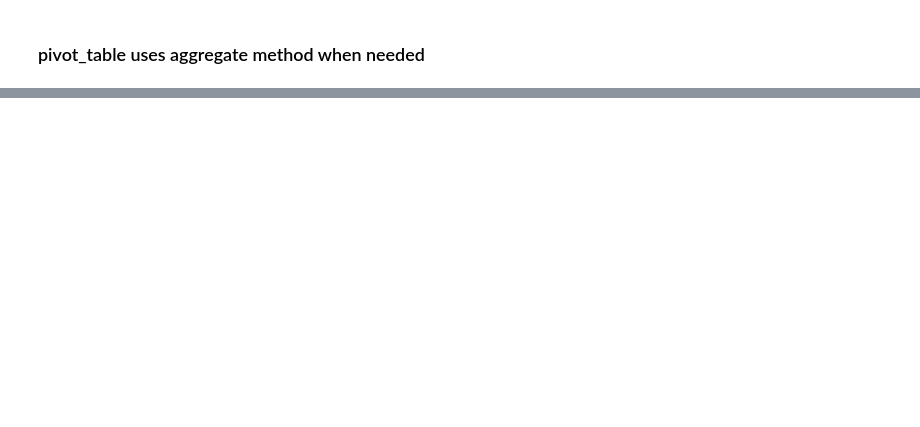
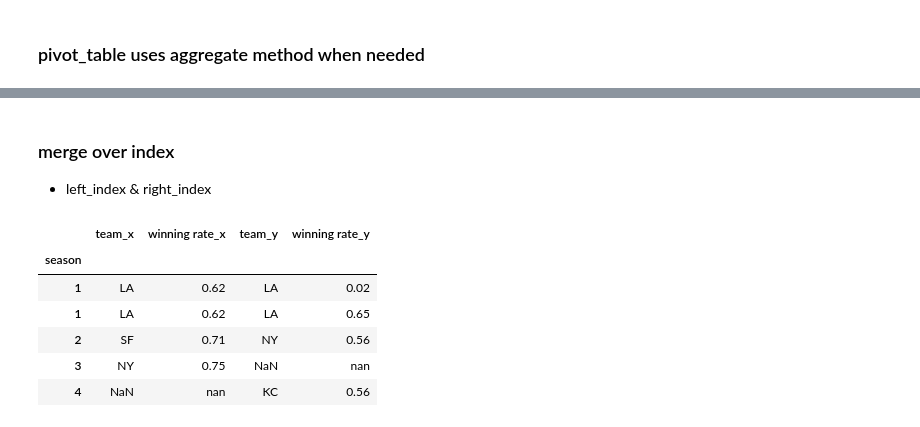
Before and after one commit to baegwangbin/TIL, a Jupyter notebook: Pandas.ipynb, the cells around one changed output, grey strips where cells are left out. Saved outputs shown, nothing was run; the diff lists cells and outputs as text; code cells hidden in the pictures; blank space fills up the shorter version.

```diff
--- a/Pandas.ipynb
+++ b/Pandas.ipynb
@@ -781,0 +759,15 @@ df.pivot_table(index='Item', columns='CType', values='US')
+# %% [markdown]
+### merge over index
+* left_index & right_index
+# %%
+df11 = df1.set_index('season')
+df22 = df2.set_index('season')
+pd.merge(df11, df22, left_index=True, right_index=True, how='outer')
+# %% [output]
+|  | team_x | winning rate_x | team_y | winning rate_y |
+| season |  |  |  |  |
+| 1 | LA | 0.62 | LA | 0.02 |
+| 1 | LA | 0.62 | LA | 0.65 |
+| 2 | SF | 0.71 | NY | 0.56 |
+| 3 | NY | 0.75 | NaN | nan |
+| 4 | NaN | nan | KC | 0.56 |
```
Also changed, not shown: parts of 83 cells of this notebook.
